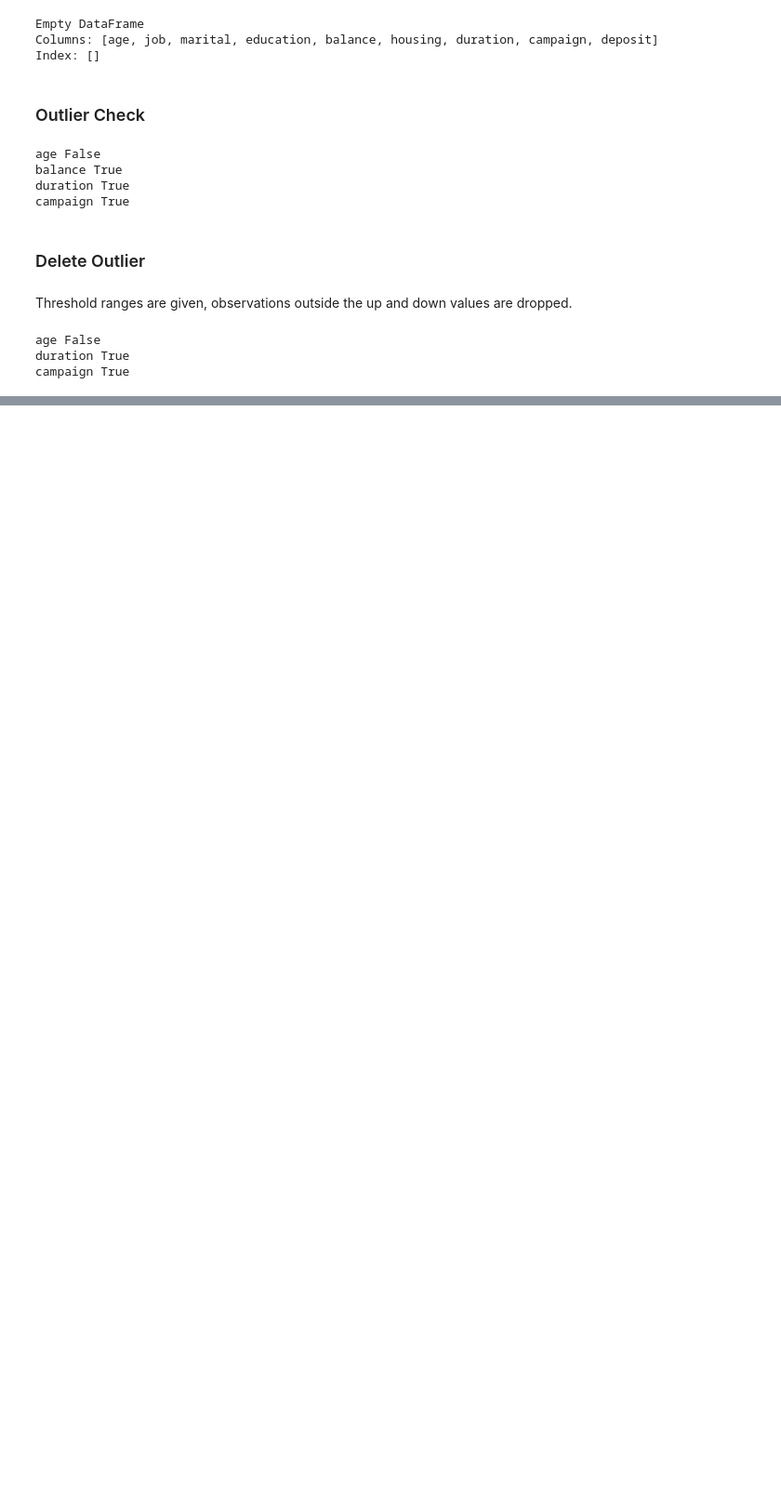
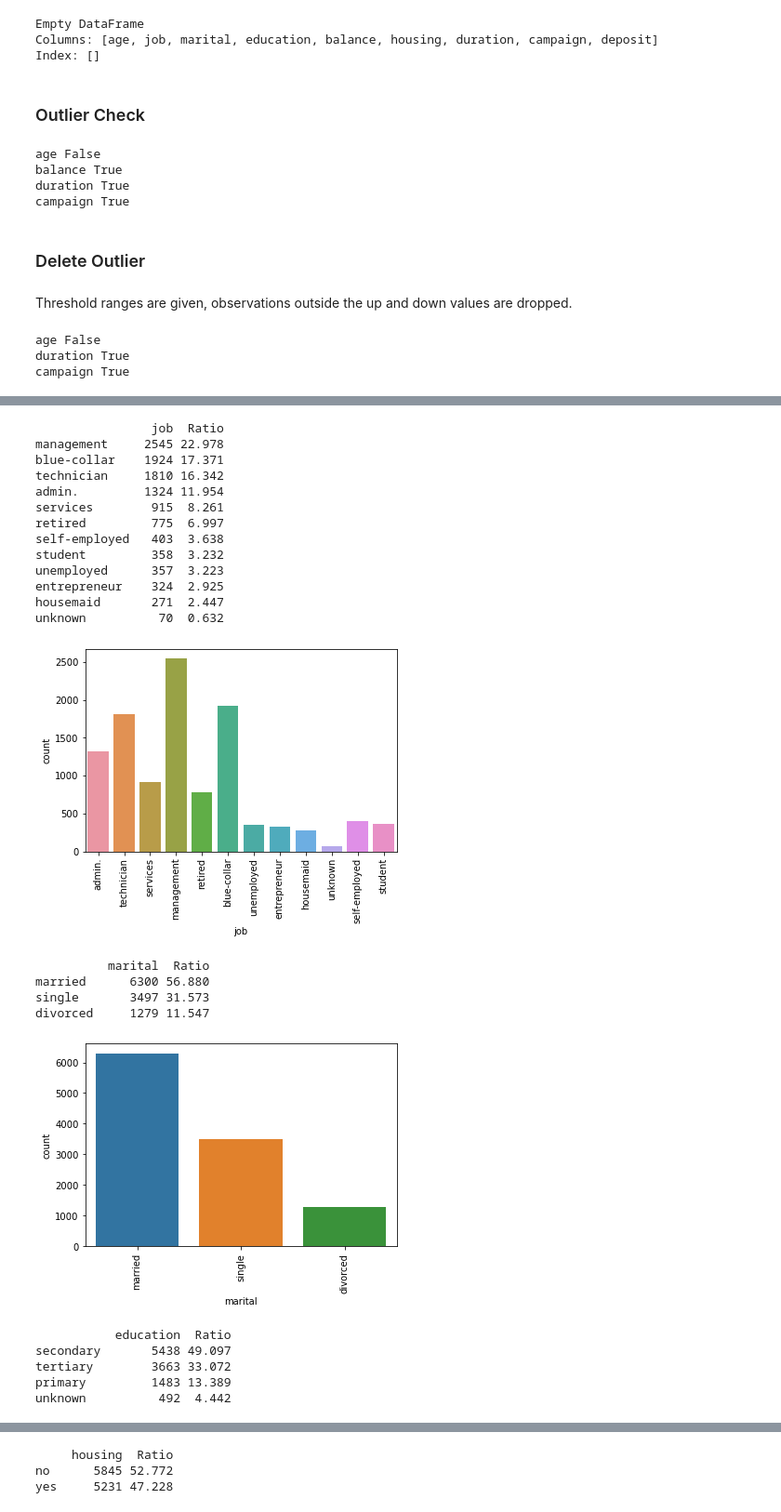
Before and after one commit to masete/Bank-Credit-Analysis, a Jupyter notebook: eda.ipynb, the cells around one changed output, grey strips where cells are left out. Shown at 93% size. Saved outputs shown, nothing was run; the diff lists cells and outputs as text; code cells hidden in the pictures; blank space fills up the shorter version.

Commit message:
descriptive analysis, ratios

```diff
--- a/eda.ipynb
+++ b/eda.ipynb
@@ -331,0 +337,36 @@ campaign True
+# %%
+def cat_summary(dataframe, col_name, plot=False):
+     print(pd.DataFrame({col_name: dataframe[col_name].value_counts(),
+                         "Ratio": 100 * dataframe[col_name].value_counts() / len(dataframe)}))
+     if plot:
+         sns.countplot(x=dataframe[col_name], data=dataframe)
+         plt.xticks(rotation=90)
+         plt.show(block=True)
+
+for col in cat_cols:
+    cat_summary(df, col, True)
+# %% [output]
+                job  Ratio
+management     2545 22.978
+blue-collar    1924 17.371
+technician     1810 16.342
+admin.         1324 11.954
+services        915  8.261
+retired         775  6.997
+self-employed   403  3.638
+student         358  3.232
+unemployed      357  3.223
+entrepreneur    324  2.925
+housemaid       271  2.447
+unknown          70  0.632
+[figure, added]
+          marital  Ratio
+married      6300 56.880
+single       3497 31.573
+divorced     1279 11.547
+[figure, added]
+           education  Ratio
+secondary       5438 49.097
+tertiary        3663 33.072
+primary         1483 13.389
+unknown          492  4.442
@@ -331,0 +374,3 @@ campaign True
+     housing  Ratio
+no      5845 52.772
+yes     5231 47.228
```
Also changed, not shown: parts of 4 cells of this notebook.
